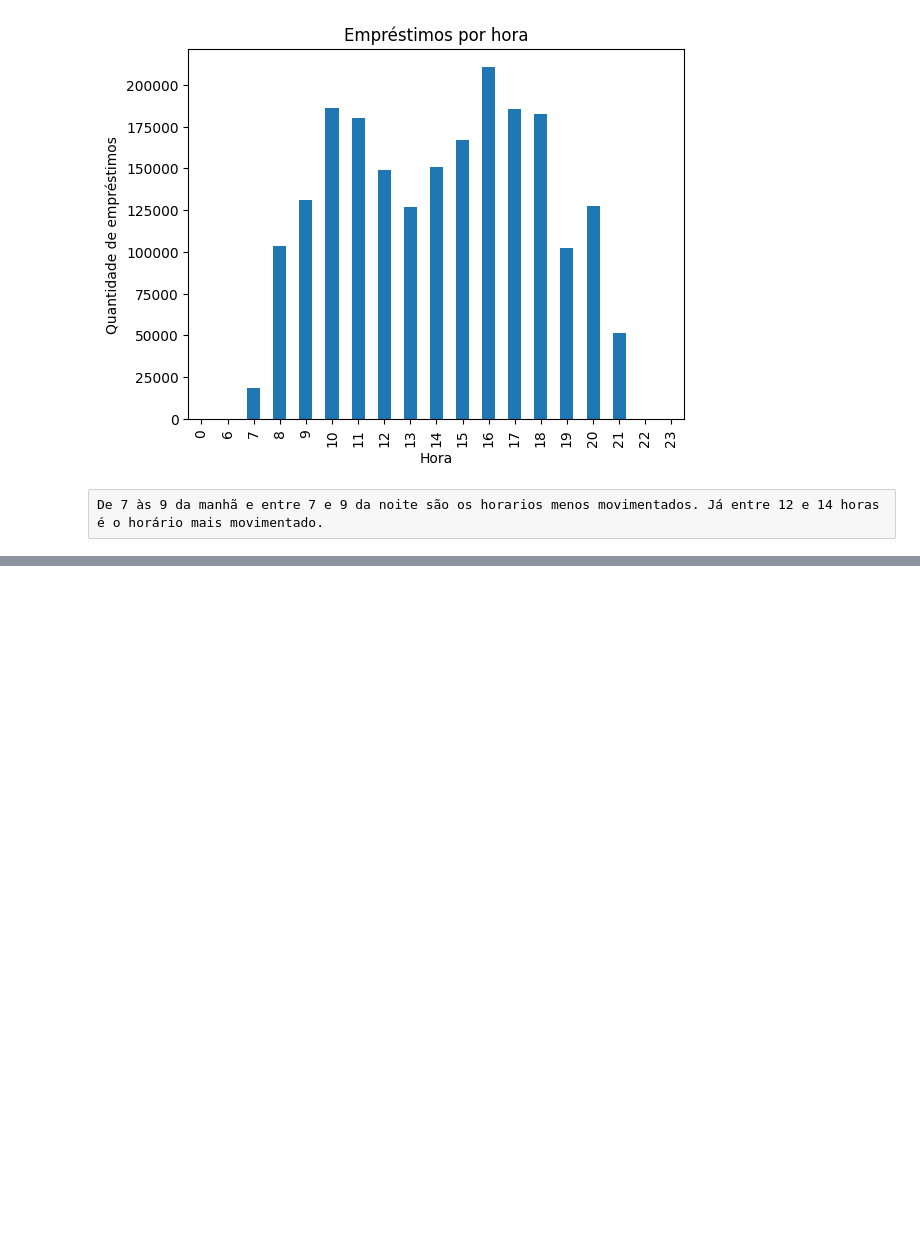
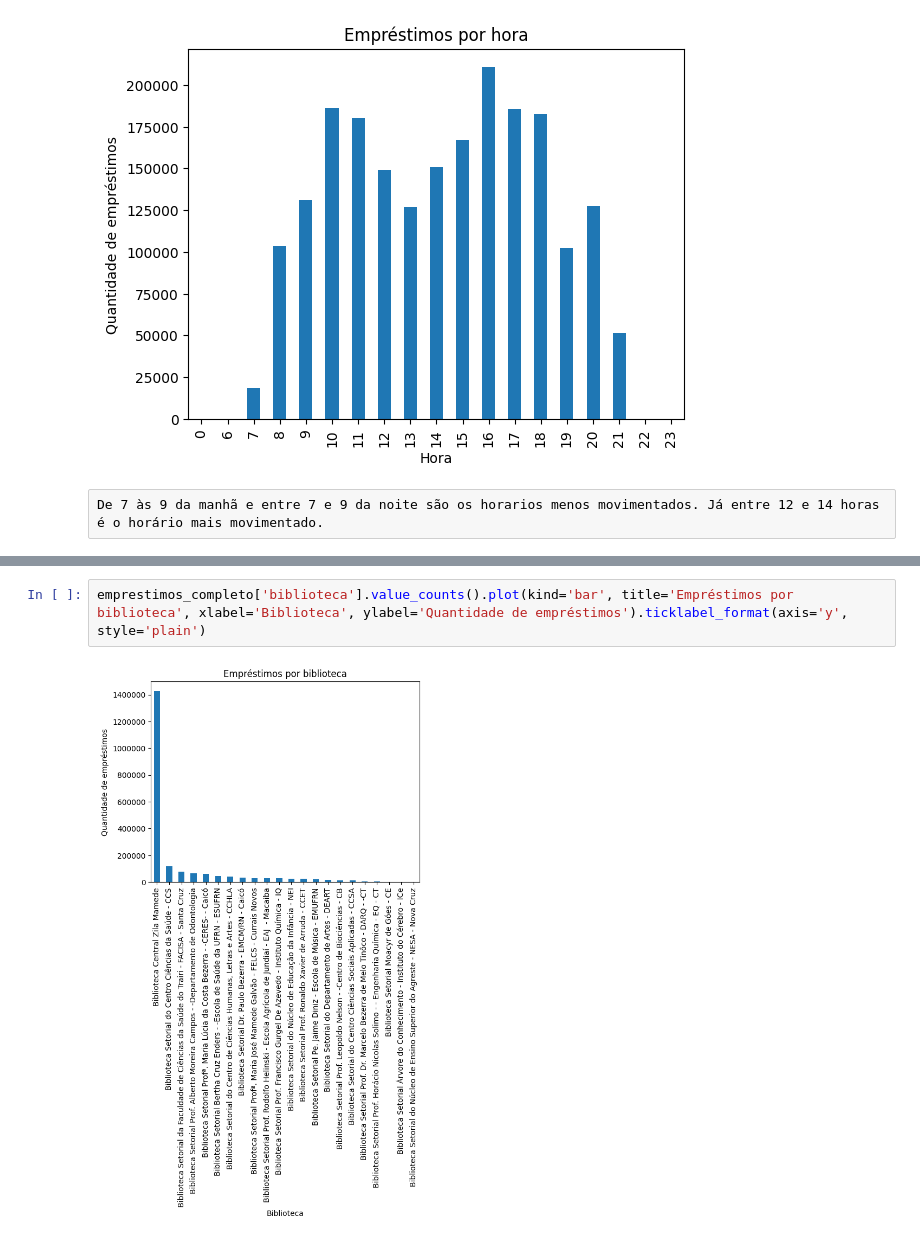
Before and after one commit to Iurpy/7DP, a Jupyter notebook: ead.ipynb, the cells around one changed output, grey strips where cells are left out. Drawn from its saved outputs; the diff is of its cells as text; blank space fills up the shorter version.

```diff
--- a/ead.ipynb
+++ b/ead.ipynb
@@ -206,0 +219,4 @@ De 7 às 9 da manhã e entre 7 e 9 da noite são os horarios menos movimentados.
+# %%
+emprestimos_completo['biblioteca'].value_counts().plot(kind='bar', title='Empréstimos por biblioteca', xlabel='Biblioteca', ylabel='Quantidade de empréstimos').ticklabel_format(axis='y', style='plain')
+# %% [output]
+[figure, added]
```
Also changed, not shown: parts of 3 cells of this notebook.
